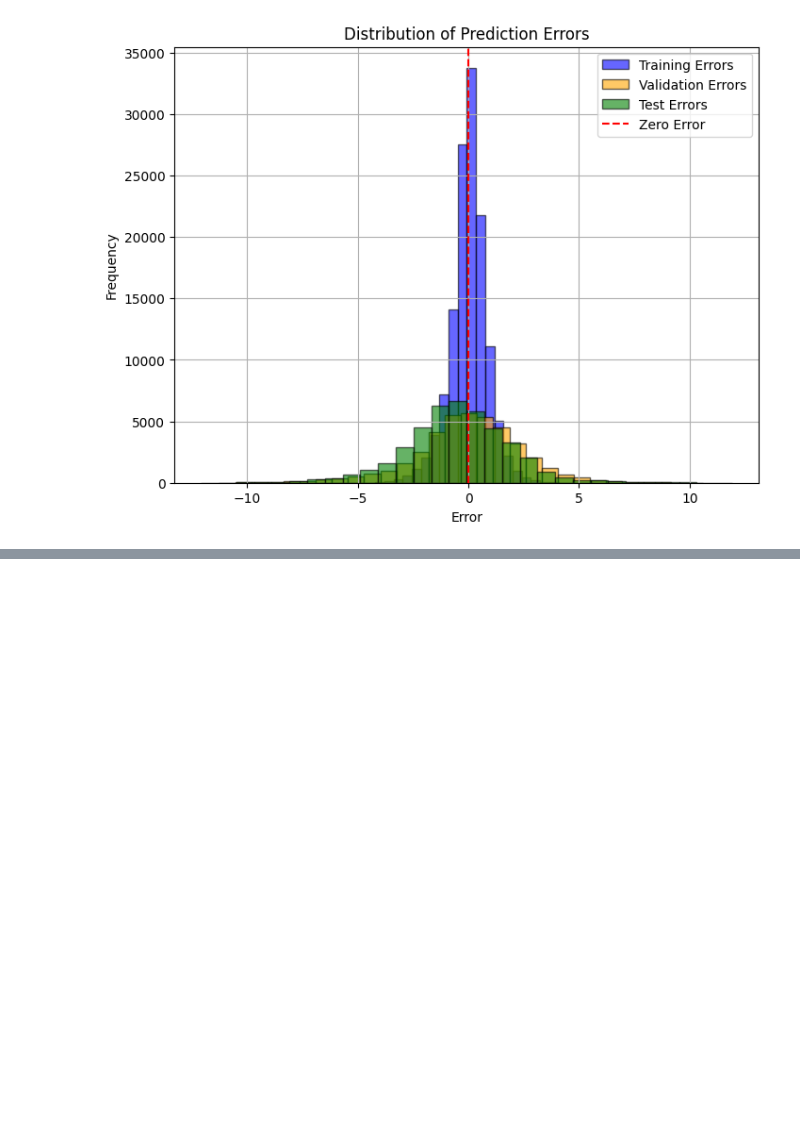
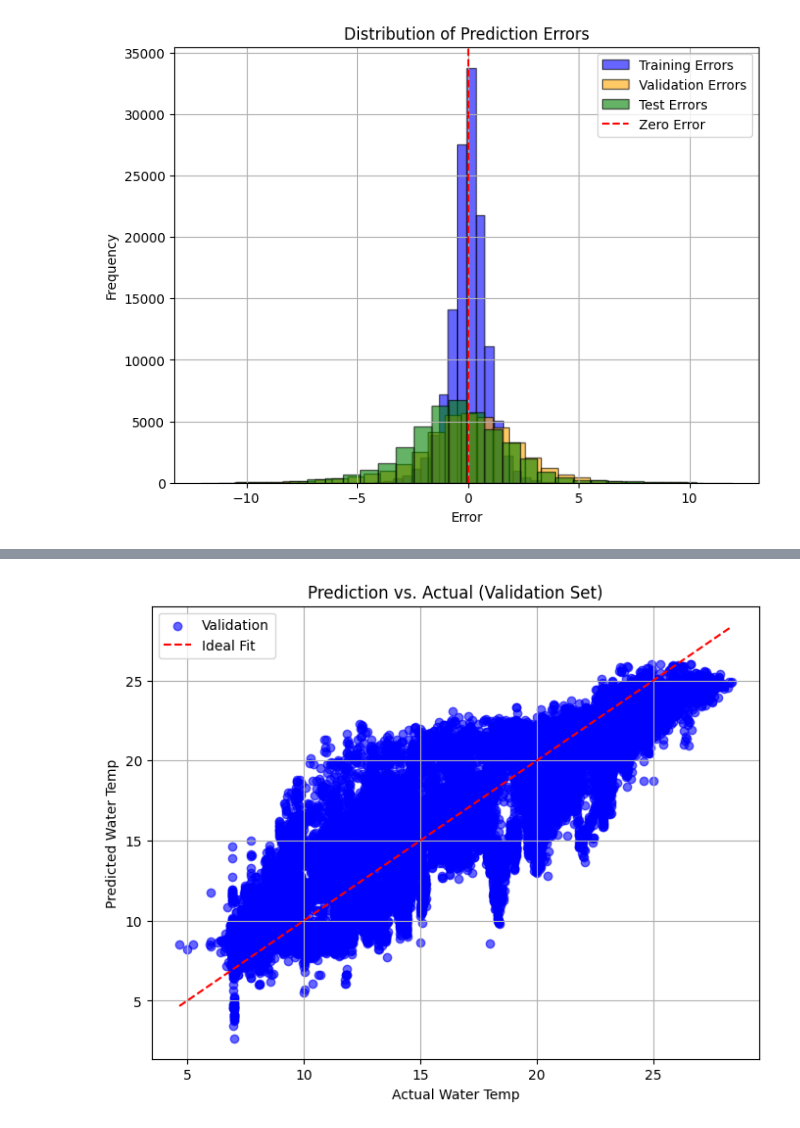
Before and after one commit to SamLutz/2024_MLEES, a Jupyter notebook: final_project_working.ipynb, the cells around one changed output, grey strips where cells are left out. Cells and saved outputs as stored; diff of their text form; code cells hidden in the pictures; blank space fills up the shorter version.

```diff
--- a/final_project_working.ipynb
+++ b/final_project_working.ipynb
@@ -476,0 +488,13 @@ scaling apres sepratation et fit sur train and val
+# %%
+# Prediction vs. Actual for Validation Data
+plt.figure(figsize=(8, 6))
+plt.scatter(y_val, y_val_pred, alpha=0.6, color="blue", label="Validation")
+plt.plot([y_val.min(), y_val.max()], [y_val.min(), y_val.max()], 'r--', label="Ideal Fit")
+plt.xlabel("Actual Water Temp")
+plt.ylabel("Predicted Water Temp")
+plt.title("Prediction vs. Actual (Validation Set)")
+plt.legend()
+plt.grid()
+plt.show()
+# %% [output]
+[figure, added]
```
Also changed, not shown: parts of 11 cells of this notebook.
